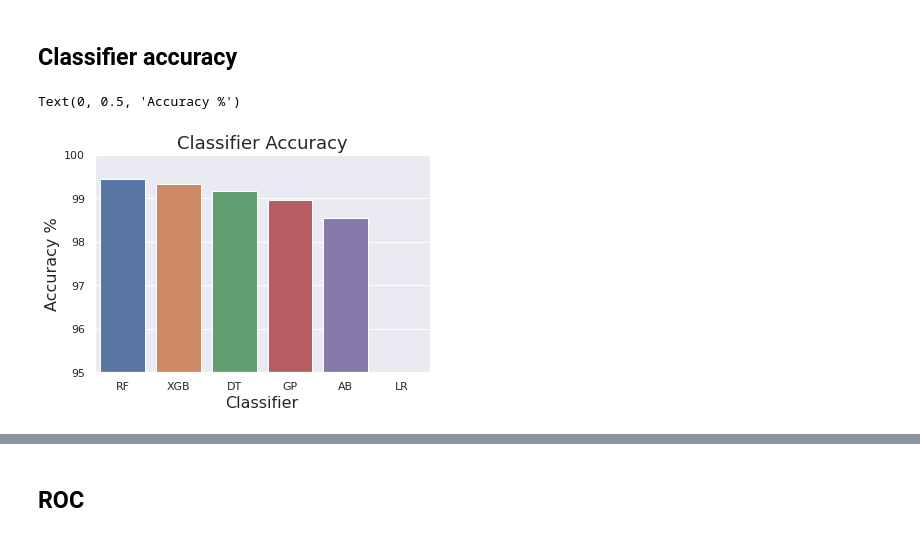
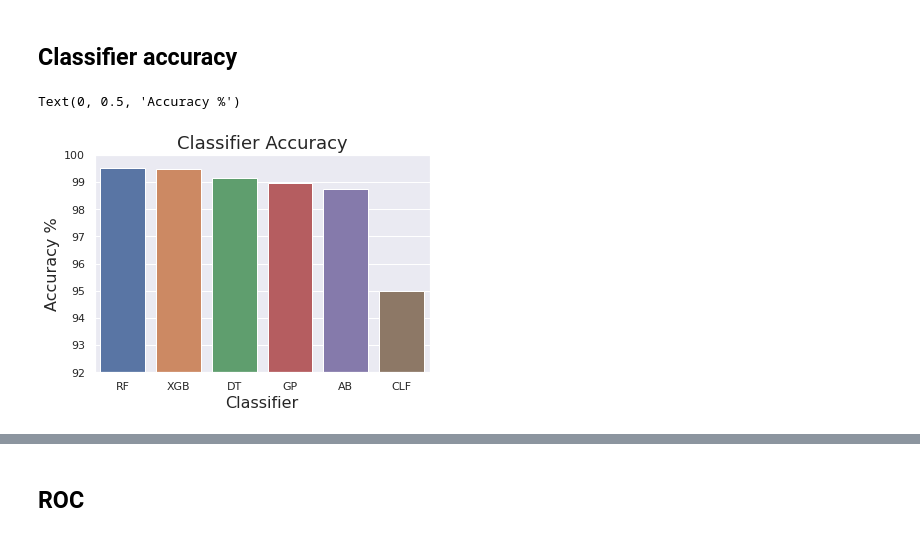
Before and after one commit to rileyhufford/MLProject, a Jupyter notebook: MLJupyter/Code cleanup.ipynb, the cells around one changed output, grey strips where cells are left out. Drawn from its saved outputs; the diff is of its cells as text; code cells hidden in the pictures.

Commit message:
CM Visual

```diff
--- a/MLJupyter/Code cleanup.ipynb
+++ b/MLJupyter/Code cleanup.ipynb
@@ -137,6 +141,6 @@ from xgboost import XGBClassifier
 # %%
 #Classifer loop setup
-names = ["RF", "GP", "AB", "XGB", "DT", "LR"]
+names = ["RF", "GP", "AB", "XGB", "DT", "CLF"]
 
 classifiers = [
     RandomForestClassifier(n_estimators=50),
@@ -144,7 +148,7 @@ classifiers = [
     AdaBoostClassifier(n_estimators=50),
     XGBClassifier(n_estimators = 50, use_label_encoder = False, disable_default_eval_metric = True),
     DecisionTreeClassifier(),
-    LogisticRegression(max_iter = 5000)]
+    ComplementNB()]
 
 mean_fpr = np.linspace(0, 1, 100)
 # %%
@@ -225,14 +234,14 @@ sns.set_theme()
 # %%
 #convert list of tuples to two seperate lists
 keys, vals = map(list, zip(*sort_classylist))
 
 #plotting
 g = sns.barplot(x = keys, y = vals)
 sns.set(font_scale = 1)
 g.axes.set_title('Classifier Accuracy', fontsize = 18)
-g.set(ylim=(95, 100))
+g.set(ylim=(92, 100))
 g.set_xlabel("Classifier", fontsize = 16)
 g.set_ylabel("Accuracy %", fontsize = 16)
 # %% [output]
 Text(0, 0.5, 'Accuracy %')
-[figure, old version]
+[figure, new version]
```
Also changed, not shown: parts of 7 cells of this notebook.
